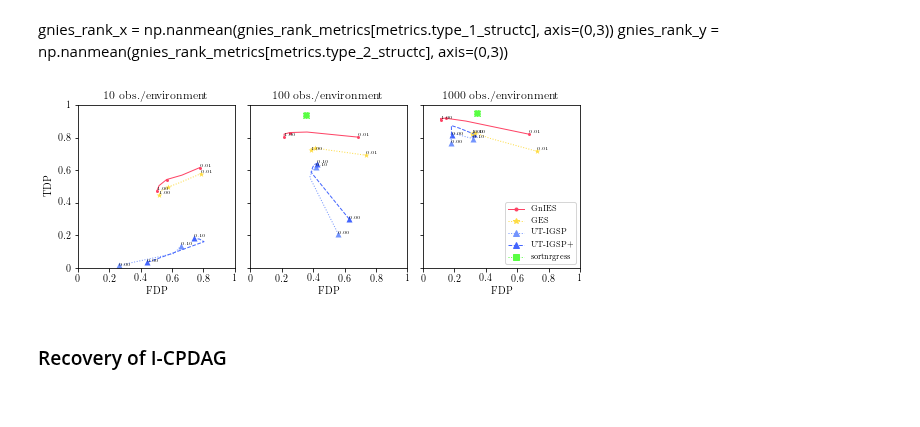
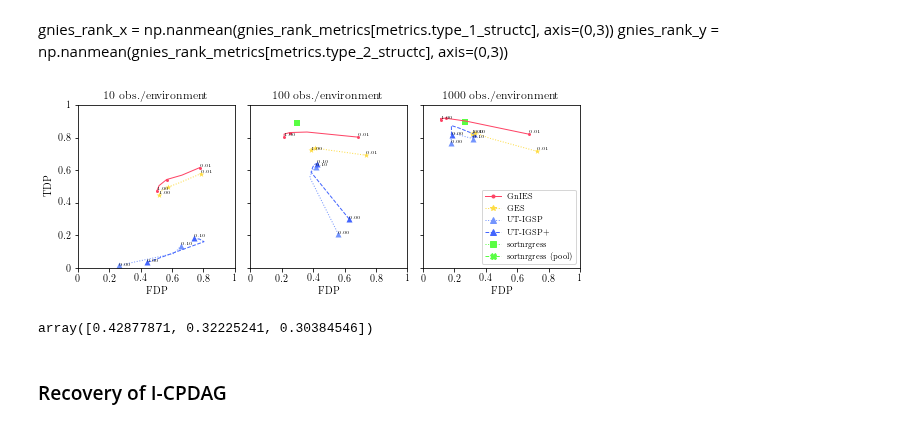
Before and after one commit to juangamella/gnies-paper, a Jupyter notebook: figure_model_match.ipynb, the cells around one changed output. Saved outputs shown, nothing was run; the diff lists cells and outputs as text; code cells hidden in the pictures.

Commit message:
Plot sortnregress with and without pooling

```diff
--- a/figure_model_match.ipynb
+++ b/figure_model_match.ipynb
@@ -86,0 +89,3 @@ array([0., 1., 1.])
+# %%
+sortp_args, sortp_results = utils.read_pickle(directory + "compiled_results_sortnregress_pool.pickle")
+ground_truth, sortp_metrics = utils.read_pickle(directory + "metrics_sortnregress_pool.pickle")
@@ -168,6 +177,9 @@ ges_y = np.nanmean(ges_metrics[metrics.type_2_structc], axis=(0,3))
 
 sort_x = np.nanmean(sort_metrics[metrics.type_1_structc], axis=(0,2))
 sort_y = np.nanmean(sort_metrics[metrics.type_2_structc], axis=(0,2))
+
+sortp_x = np.nanmean(sortp_metrics[metrics.type_1_structc], axis=(0,2))
+sortp_y = np.nanmean(sortp_metrics[metrics.type_2_structc], axis=(0,2))
 # %%
 sort_x
 # %% [output]
@@ -190,6 +202,7 @@ marker = {'gnies': '.',
           'ut_igsp': '^',
           'ut_igsp+': '^',
           'sort': 's',
+          'sortp': 'X',
 }
 style = {'gnies': '-',
          'gnies_rank': ':',
@@ -197,6 +210,7 @@ style = {'gnies': '-',
          'ut_igsp': ':',
          'ut_igsp+': '--',
          'sort': ':',
+         'sortp': '--',
 
 }
 color = {'gnies': colors[0],
@@ -205,6 +219,7 @@ color = {'gnies': colors[0],
          'ut_igsp': colors[4],
          'ut_igsp+': colors[5],
          'sort': colors[2],
+         'sortp': colors[2],
 
 }
 
@@ -214,6 +229,7 @@ print_names = {'gnies': 'GnIES',
                'ut_igsp': 'UT-IGSP',
                'ut_igsp+': 'UT-IGSP+',
                'sort': 'sortnrgress',
+               'sortp': 'sortnrgress (pool)',
 }
 
 def plot_metric(ax, values_x, values_y, lambdas, method, points, text):
@@ -254,35 +270,42 @@ for i,n in enumerate(Ns):
     plot_metric(ax, utigsp_x[:,i], utigsp_y[:,i], utigsp_alphas, 'ut_igsp', [0,len(utigsp_alphas)-1], ["%d","%0.2f"])
 
     # Plot UT-IGSP+
     plot_metric(ax, utigsp_plus_x[:,i], utigsp_plus_y[:,i], utigsp_plus_alphas, 'ut_igsp+', [0,len(utigsp_plus_alphas)-1], ["%d","%0.2f"])
 
     # Plot GES
     plot_metric(ax, ges_x[:,i], ges_y[:,i], ges_lambdas, 'ges', [0,2,len(ges_lambdas)-1], ["%d","%0.2f"])
 
     # Plot sortnregress
-    ax.scatter(sort_x[i], 1-sort_y[i], color=color['sort'], linestyle=style['sort'], marker=marker['sort'], **lineopts)
+    ax.scatter(sort_x[i], 1-sort_y[i], color=color['sort'], marker=marker['sort'], linewidth=0)
+
+    # Plot sortnregress + pool
+    ax.scatter(sortp_x[i], 1-sortp_y[i], color=color['sortp'], marker=marker['sortp'], **lineopts)
 
     set_ax(ax, yticks=i==0)
     ax.set_title("%d obs./environment" % n)
 
 
 # Build legend
 method_entries = [Line2D([0], [0],
                          linewidth=1,
                          linestyle=style[method],
                          marker=marker[method],
                          color=color[method]) for method in print_names.keys()]
 method_str = list(print_names.values())
 ax.legend(method_entries, #+ sample_size_entries
           method_str, # + sample_size_str
           prop={'size':8},
           loc='lower right',
         ncol=1)
 
 
 plt.savefig('figures/figure_match.pdf', bbox_inches='tight')
 # %% [output]
-[figure, old version]
+[figure, new version]
+# %%
+sortp_x
+# %% [output]
+array([0.42877871, 0.32225241, 0.30384546])
 # %% [markdown]
 ### Recovery of I-CPDAG
 # %%
```
Also changed, not shown: parts of 4 cells of this notebook.
